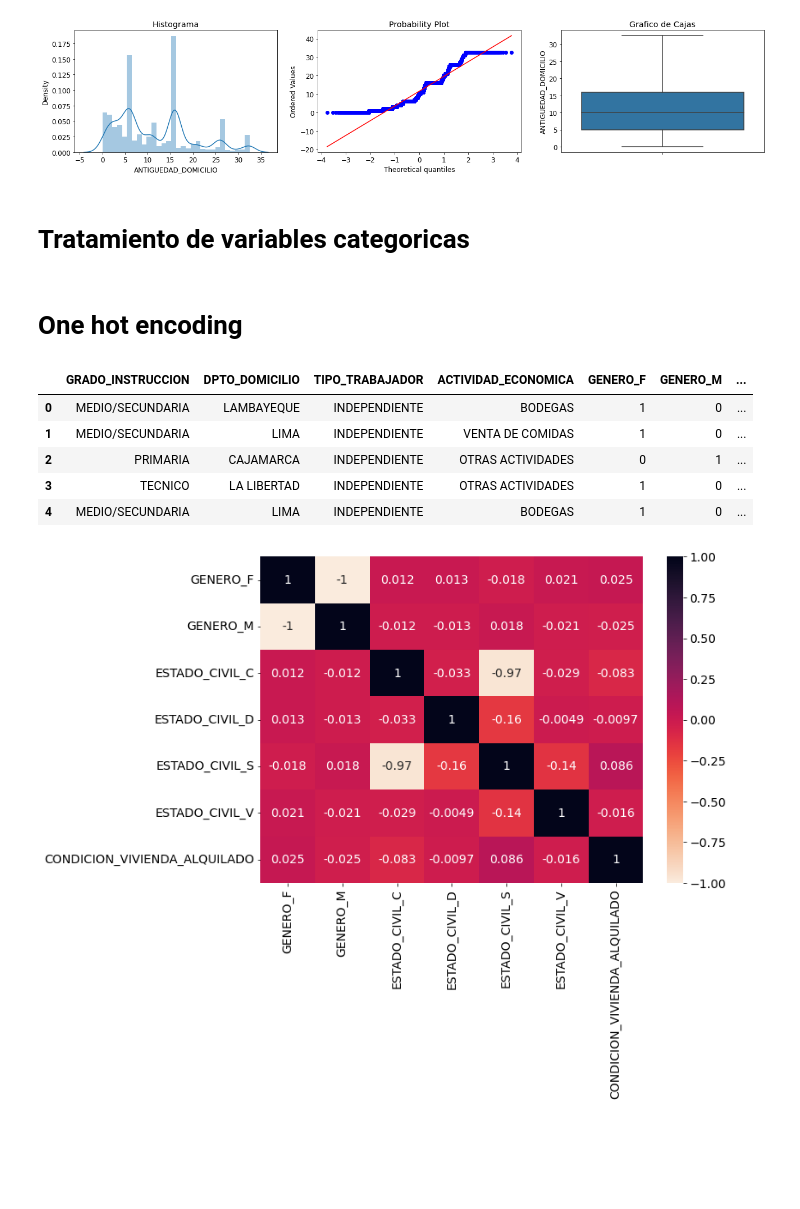
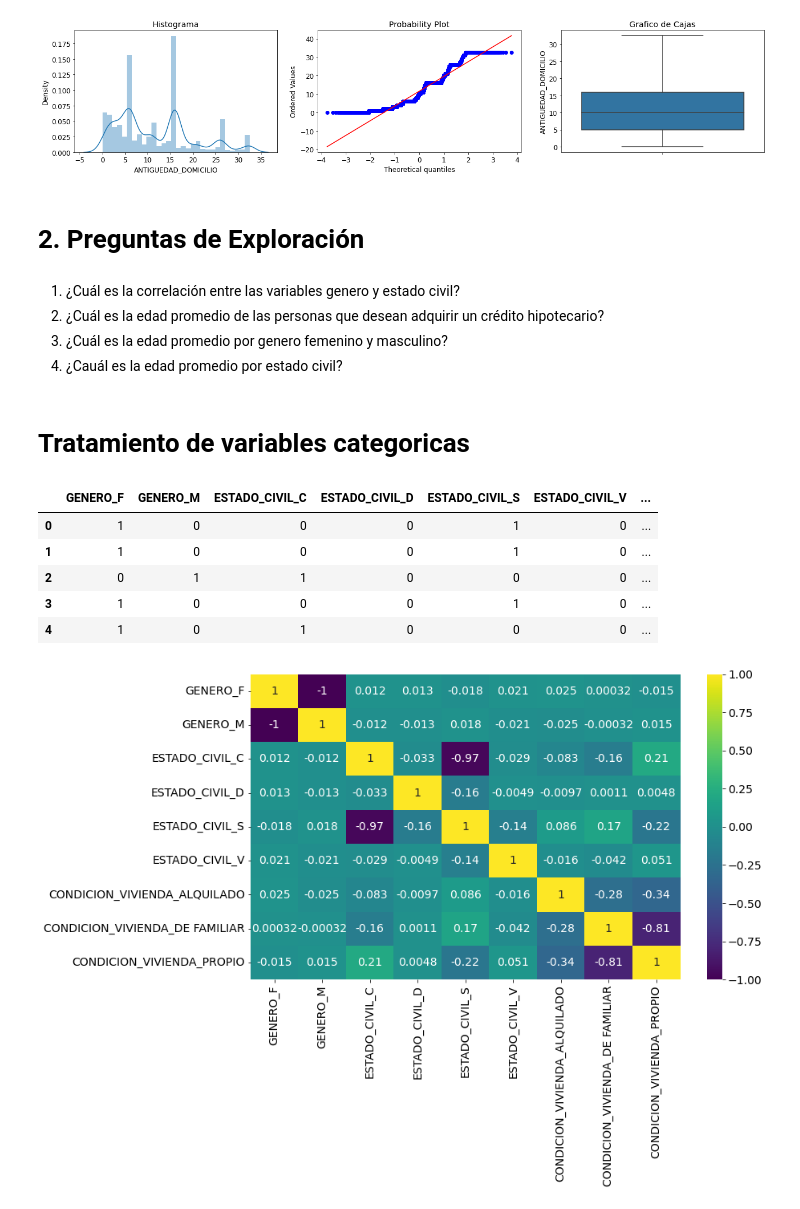
Before and after one commit to MiguelAngelTinocoArroyo/DataAnalytics, a Jupyter notebook: Source/Proyecto.ipynb, the cells around one changed output. Drawn from its saved outputs; the diff is of its cells as text; code cells hidden in the pictures; blank space fills up the shorter version.

```diff
--- a/Source/Proyecto.ipynb
+++ b/Source/Proyecto.ipynb
@@ -465,32 +468,39 @@ diagnostic_plot(df,'NUMERO_DEPENDIENTES')
 diagnostic_plot(df,'ANTIGUEDAD_DOMICILIO')
 # %% [output]
 [figure]
-# %% [markdown]
-# Tratamiento de variables categoricas
+# %% [markdown]
+# 2. Preguntas de Exploración
+# %% [markdown]
+1. ¿Cuál es la correlación entre las variables genero y estado civil?
+2. ¿Cuál es la edad promedio de las personas que desean adquirir un crédito hipotecario?
+3. ¿Cuál es la edad promedio por genero femenino y masculino?
+4. ¿Cauál es la edad promedio por estado civil?
 # %% [markdown]
-# One hot encoding
+# Tratamiento de variables categoricas
 # %%
-# Tratamiento de variables categoricas (O-H-E)
-one_hot_encoding = pd.get_dummies(df[columnsCategoric], columns = ['GENERO','ESTADO_CIVIL',
-                                                                'CONDICION_VIVIENDA',
-                                                                'TIENE_VEHIVULO'])
-one_hot_encoding.head()
+# Pasando las variables categóricas a numéricas
+
+lista_categóticos = ['GENERO','ESTADO_CIVIL','CONDICION_VIVIENDA']
+data_categorica = copy.copy(df[lista_categóticos])
+
+one_hot_enc = pd.get_dummies(data_categorica)
+one_hot_enc.head()
 # %% [output]
-|  | GRADO_INSTRUCCION | DPTO_DOMICILIO | TIPO_TRABAJADOR | ACTIVIDAD_ECONOMICA | GENERO_F | GENERO_M | ... |
-| 0 | MEDIO/SECUNDARIA | LAMBAYEQUE | INDEPENDIENTE | BODEGAS | 1 | 0 | ... |
-| 1 | MEDIO/SECUNDARIA | LIMA | INDEPENDIENTE | VENTA DE COMIDAS | 1 | 0 | ... |
-| 2 | PRIMARIA | CAJAMARCA | INDEPENDIENTE | OTRAS ACTIVIDADES | 0 | 1 | ... |
-| 3 | TECNICO | LA LIBERTAD | INDEPENDIENTE | OTRAS ACTIVIDADES | 1 | 0 | ... |
-| 4 | MEDIO/SECUNDARIA | LIMA | INDEPENDIENTE | BODEGAS | 1 | 0 | ... |
+|  | GENERO_F | GENERO_M | ESTADO_CIVIL_C | ESTADO_CIVIL_D | ESTADO_CIVIL_S | ESTADO_CIVIL_V | ... |
+| 0 | 1 | 0 | 0 | 0 | 1 | 0 | ... |
+| 1 | 1 | 0 | 0 | 0 | 1 | 0 | ... |
+| 2 | 0 | 1 | 1 | 0 | 0 | 0 | ... |
+| 3 | 1 | 0 | 0 | 0 | 1 | 0 | ... |
+| 4 | 1 | 0 | 1 | 0 | 0 | 0 | ... |
 # %%
-df1 = copy.copy(one_hot_encoding)
+df1 = copy.copy(one_hot_enc)
 # %%
-plt.rcParams['figure.figsize']= 10,7
+plt.rcParams['figure.figsize']= 12,7
 plt.rcParams['font.size'] = 14
 
 df_small = df1.iloc[:,:11]
 correlation = df_small.corr()
-sns.heatmap(correlation, annot = True, cmap = sns.color_palette("rocket_r", as_cmap=True))
+sns.heatmap(correlation, annot = True, cmap = sns.color_palette('viridis', as_cmap=True))
 plt.show()
 # %% [output]
-[figure, old version]
+[figure, new version]
```
Also changed, not shown: parts of 10 cells of this notebook.
